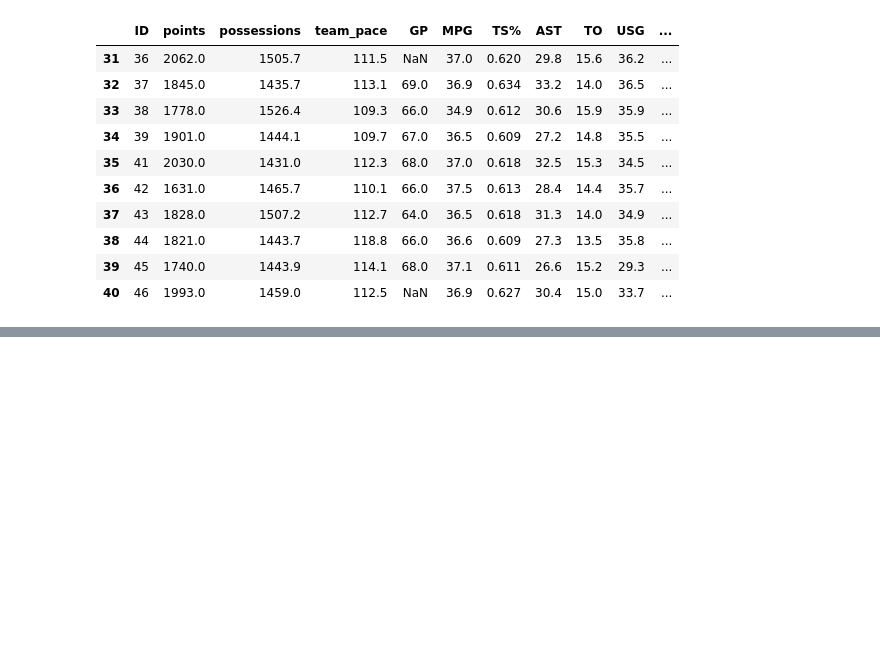
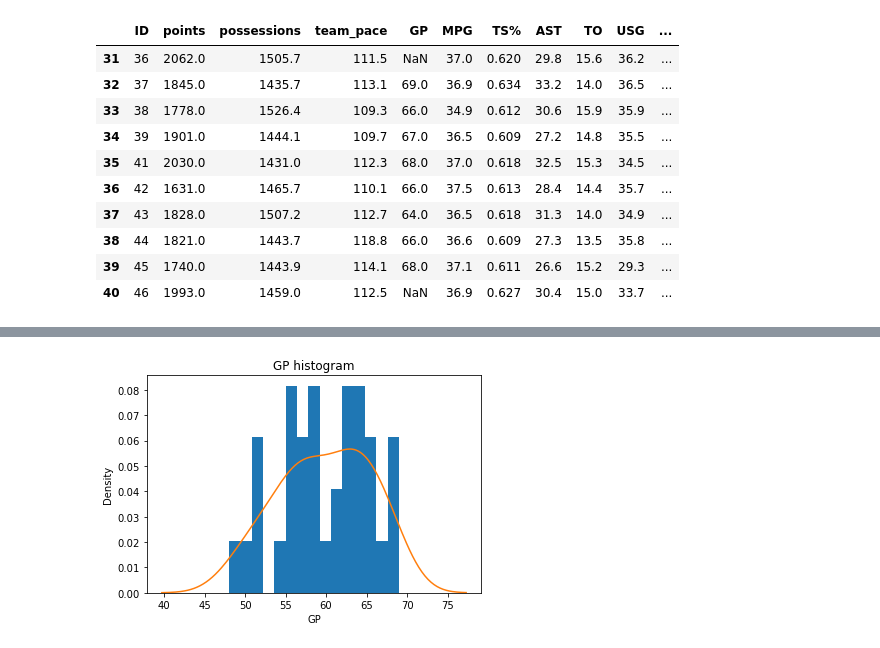
Before and after one commit to yveso/space-jam-anl, a Jupyter notebook: space-jam-anl.ipynb, the cells around one changed output, grey strips where cells are left out. Drawn from its saved outputs; the diff is of its cells as text; code cells hidden in the pictures; blank space fills up the shorter version.

```diff
--- a/space-jam-anl.ipynb
+++ b/space-jam-anl.ipynb
@@ -215,0 +256,6 @@ player_df.tail(10)
+# %%
+plt.hist(player_df['GP'], density=True, bins=15)
+plt.title('GP histogram')
+sns.kdeplot(player_df['GP']);
+# %% [output]
+[figure, added]
```
Also changed, not shown: parts of 6 cells of this notebook.
